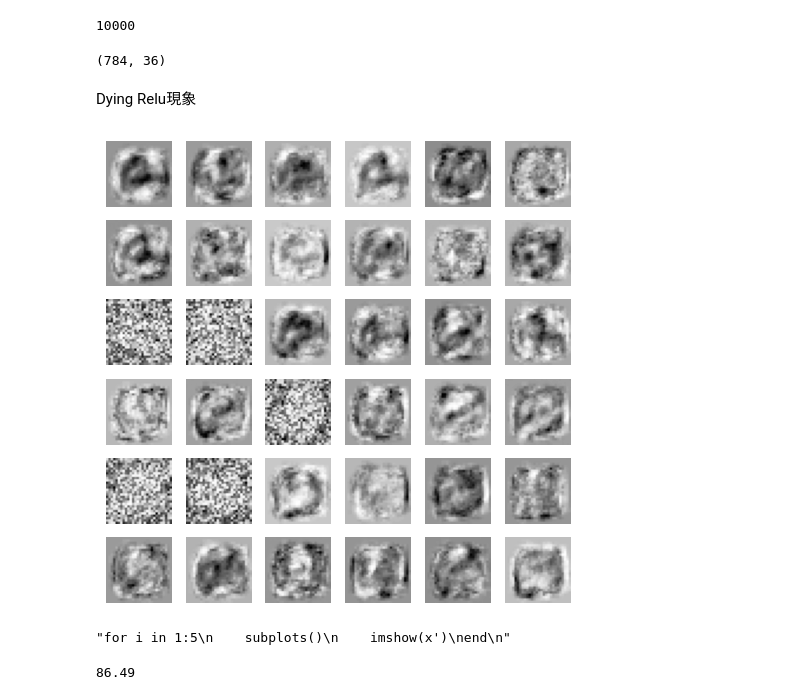
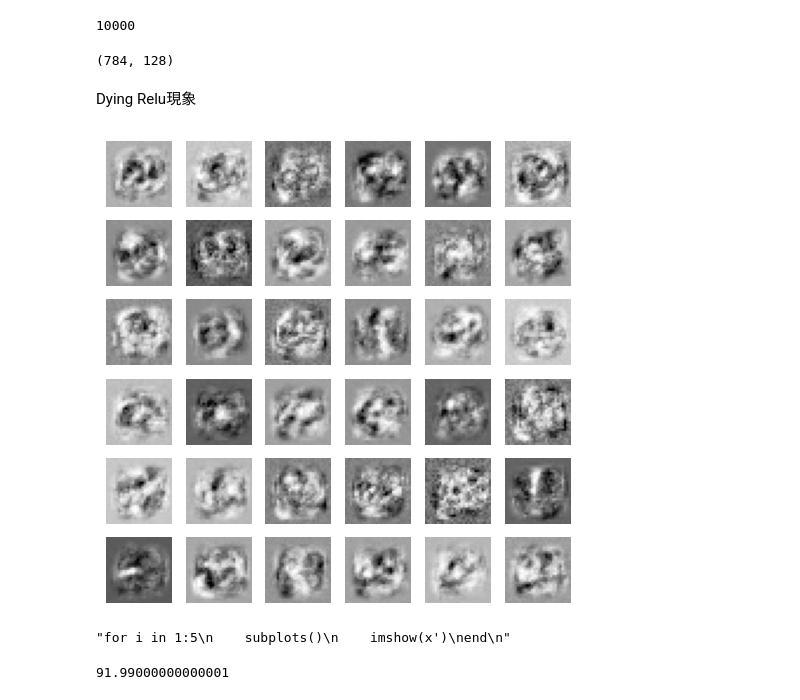
Before and after one commit to compneuro-julia/compneuro-julia-management, a Jupyter notebook: contents/solve-credit-assignment-problem/backpropagation_mnist_FA.ipynb, the cells around one changed output. Cells and saved outputs as stored; diff of their text form; code cells hidden in the pictures.

```diff
--- a/contents/solve-credit-assignment-problem/backpropagation_mnist_FA.ipynb
+++ b/contents/solve-credit-assignment-problem/backpropagation_mnist_FA.ipynb
@@ -390,7 +393,7 @@ n_epoch = 200; # number of epoch
 # %%
 n_classes = 10
-n_hid = 36
-nn1 = MLP([28^2, n_hid, n_classes], f_hid=Relu, f_out=Softmax)
+n_hid = 128
+nn1 = MLP([28^2, n_hid, n_hid, n_classes], f_hid=Tanh, f_out=Softmax, init_type="Xavier")
 loss_fun1 = cross_entropy_loss!
 
 lr = 0.01  # learning rate
@@ -451,7 +449,7 @@ n_test = length(testset)
 # %%
 size(nn1.W[1].v)
 # %% [output]
-(784, 36)
+(784, 128)
 # %% [markdown]
 Dying Relu現象
 # %%
@@ -459,12 +457,12 @@ weight = reshape(nn1.W[1].v', (n_hid, 28, 28));
 # %%
 fig, axes = subplots(6, 6, figsize=(6,6))
 axf = axes[:]
-for i in 1:n_hid
+for i in 1:36#n_hid
     axf[i].imshow(weight[i, :, :], cmap="Greys")
     axf[i].axis("off")
 end
 # %% [output]
-[figure, old version]
+[figure, new version]
 # %%
 """
 for i in 1:5
@@ -483,7 +481,7 @@ t_pred = getindex.(argmax(y_pred, dims=2), 2) .- 1;
 # %%
 accuracy = sum(t_pred .== y_test) / n_test * 100
 # %% [output]
-86.49
+91.99000000000001
 # %%
 confusion_matrix = zeros(n_classes, n_classes)
 for i in 1:n_test
```
Also changed, not shown: parts of 8 cells of this notebook, 4 other files.
